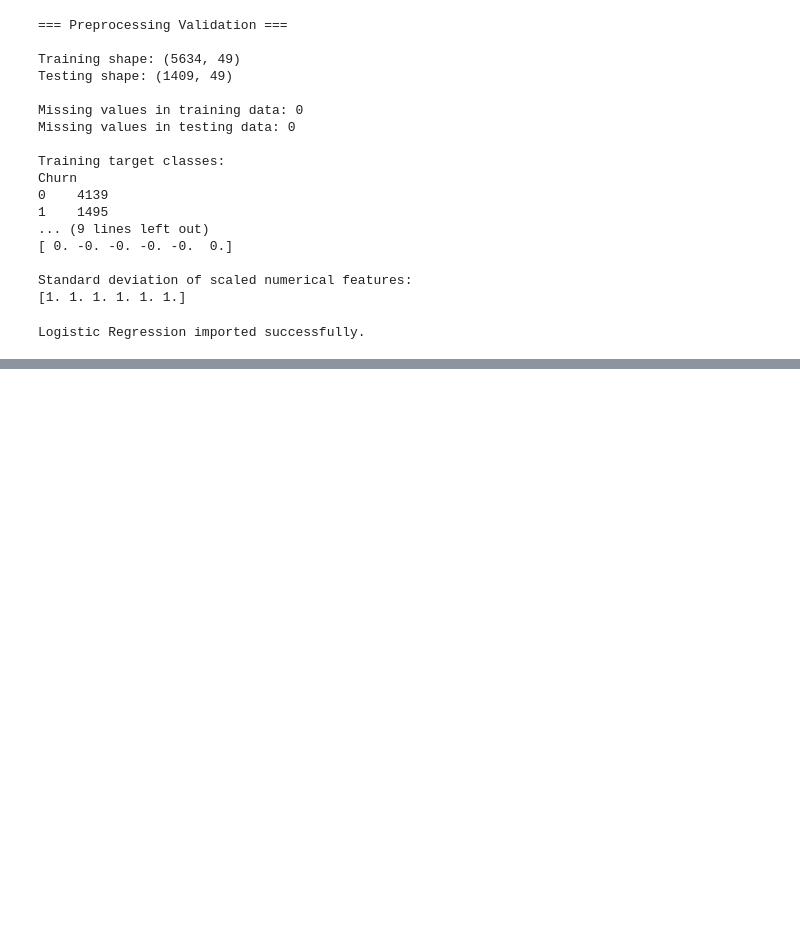
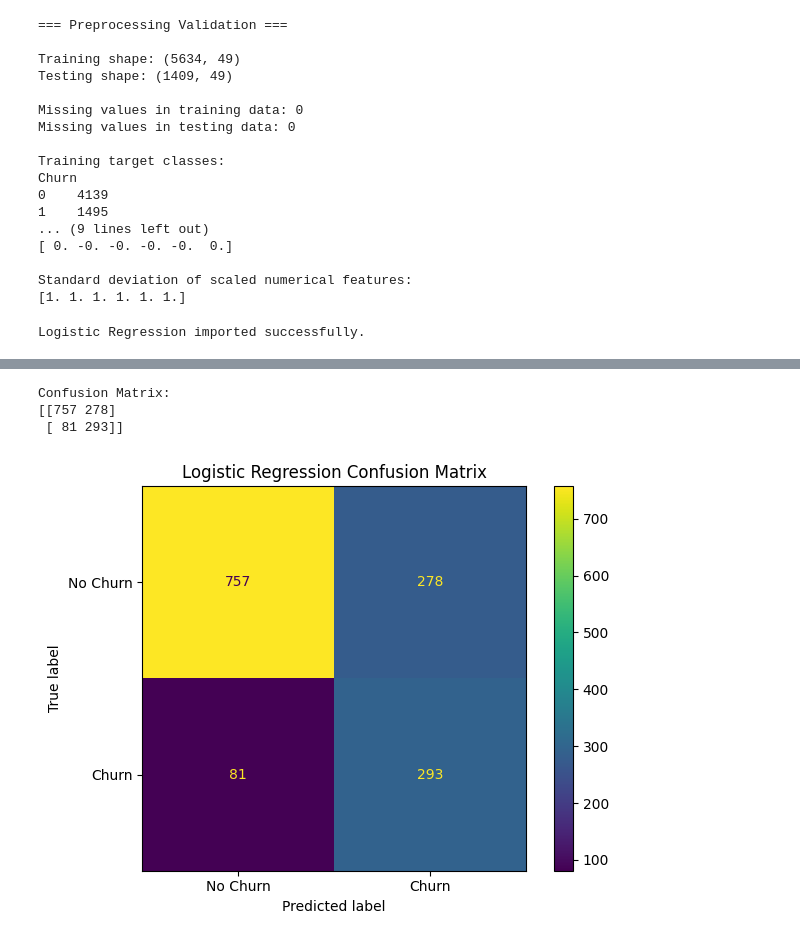
Before and after one commit to AchalaSharma/churn-prediction-project, a Jupyter notebook: notebooks/01_Data_Understanding_and_Initial_EDA.ipynb, the cells around one changed output, grey strips where cells are left out. Drawn from its saved outputs; the diff is of its cells as text; code cells hidden in the pictures; blank space fills up the shorter version.

Commit message:
feat: add initial exploratory data analysis notebook for customer churn dataset

```diff
--- a/notebooks/01_Data_Understanding_and_Initial_EDA.ipynb
+++ b/notebooks/01_Data_Understanding_and_Initial_EDA.ipynb
@@ -1630,0 +1649,16 @@ Logistic Regression imported successfully.
+# %%
+# Generate predictions on the test set
+
+y_pred = logistic_model.predict(X_test_processed)
+
+y_pred_proba = logistic_model.predict_proba(
+    X_test_processed
+)[:, 1]
+
+print("Predictions generated successfully.")
+
+print("\nSample predicted classes:")
+print(y_pred[:10])
+
+print("\nSample churn probabilities:")
+print(y_pred_proba[:10].round(4))
@@ -1630,0 +1721,24 @@ Logistic Regression imported successfully.
+# %%
+from sklearn.metrics import confusion_matrix, ConfusionMatrixDisplay
+
+# Calculate confusion matrix
+logistic_cm = confusion_matrix(y_test, y_pred)
+
+print("Confusion Matrix:")
+print(logistic_cm)
+
+# Display confusion matrix
+disp = ConfusionMatrixDisplay(
+    confusion_matrix=logistic_cm,
+    display_labels=['No Churn', 'Churn']
+)
+
+disp.plot()
+plt.title('Logistic Regression Confusion Matrix')
+plt.tight_layout()
+plt.show()
+# %% [output]
+Confusion Matrix:
+[[757 278]
+ [ 81 293]]
+[figure, added]
```
Also changed, not shown: parts of 3 cells of this notebook.
